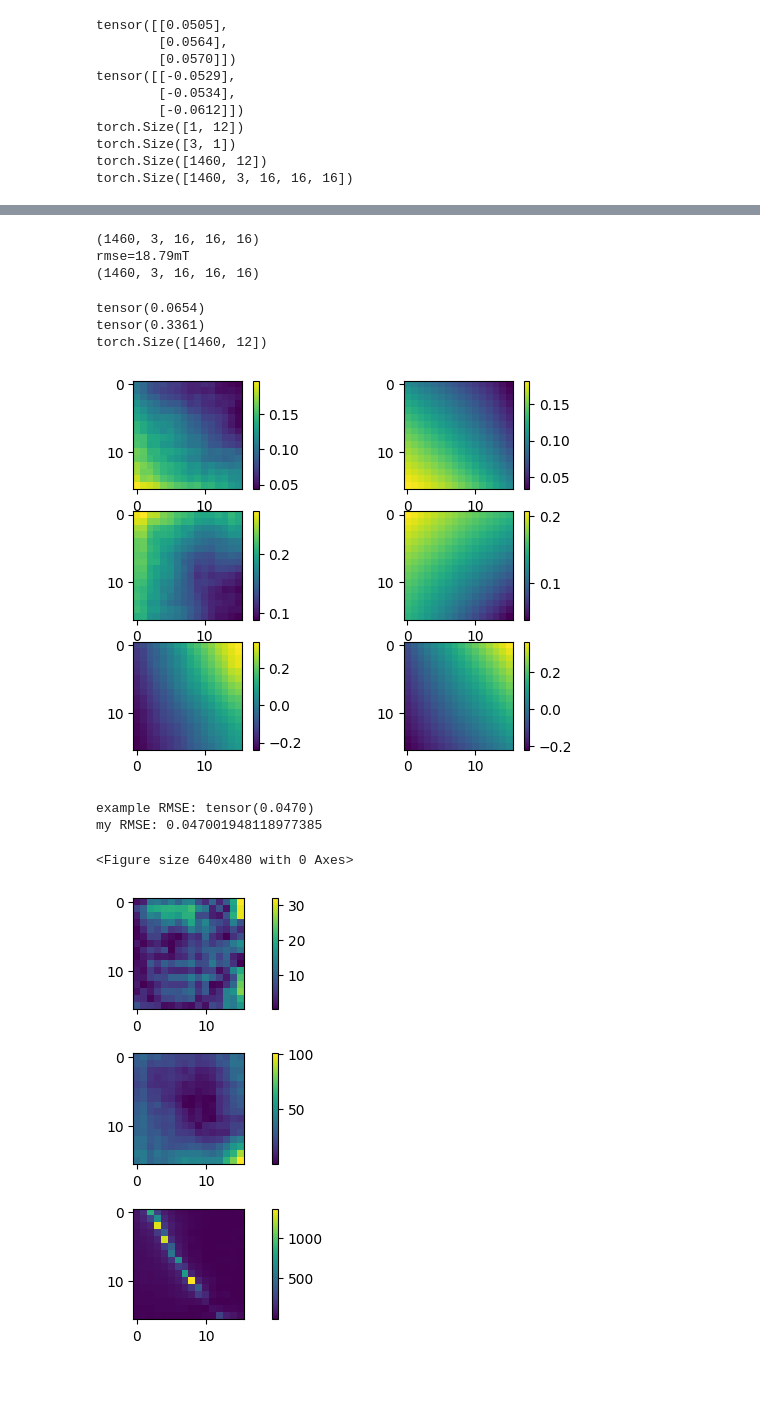
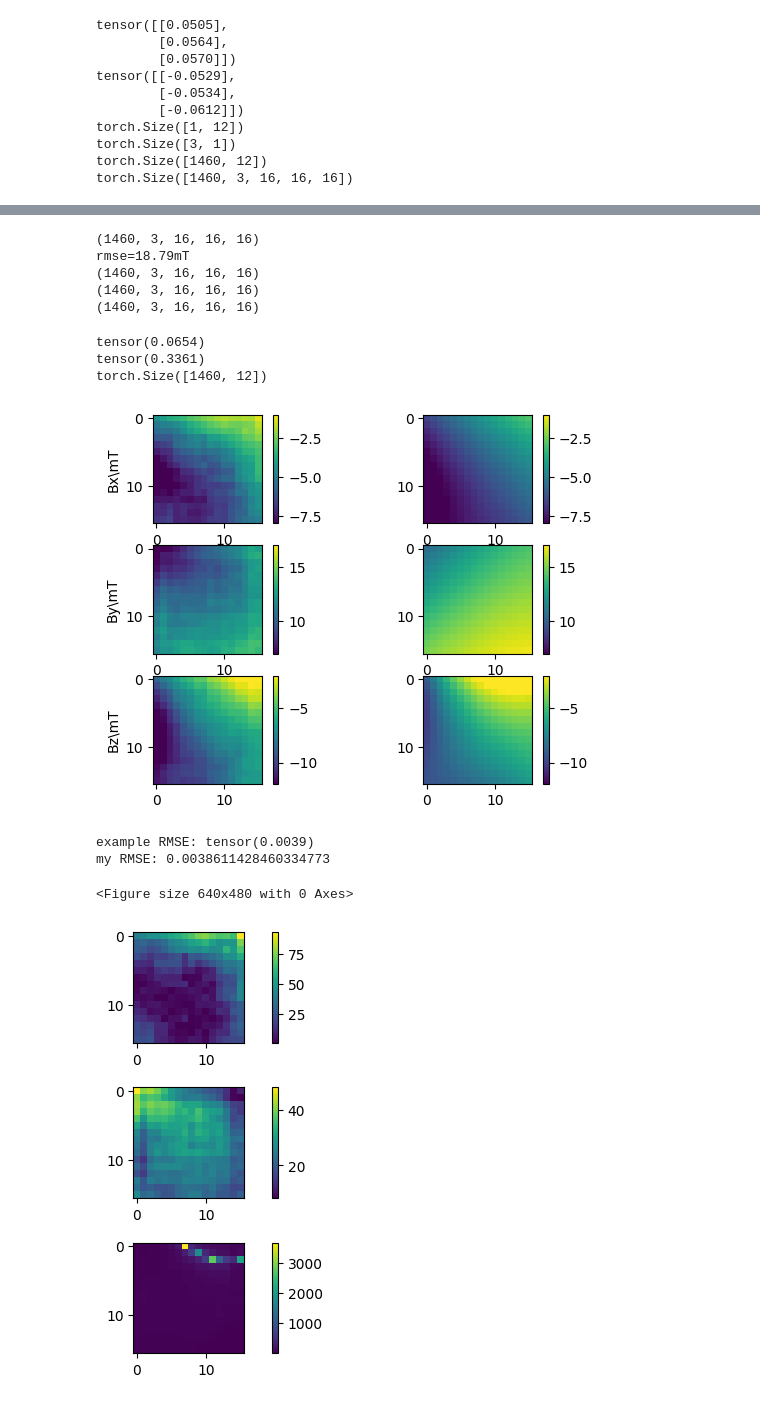
Before and after one commit to Junang-Wang/Qubot_Elastica, a Jupyter notebook: Modeling eMNS/CNN_satatics.ipynb, the cells around one changed output, grey strips where cells are left out. Saved outputs shown, nothing was run; the diff lists cells and outputs as text; code cells hidden in the pictures.

```diff
--- a/Modeling eMNS/CNN_satatics.ipynb
+++ b/Modeling eMNS/CNN_satatics.ipynb
@@ -125,16 +126,21 @@ B_est=B_est.cpu().detach().numpy()
 B_est_norm=B_est_norm.cpu().detach().numpy()
 Bfield_norm=Bfield_norm.detach().numpy()
 current_norm=current_norm.detach().numpy()
+Bfield=Bfield.cpu().detach().numpy()
 # %%
 print(B_est_norm.shape)
 print(f'rmse={rmse*1000:.2f}mT')
 Bdiff_norm=np.absolute(B_est_norm-Bfield_norm)
 print(Bdiff_norm.shape)
 Error_CNN = Bdiff_norm/np.absolute(Bfield_norm+1e-5)*100
+print(B_est.shape)
+print(Bfield.shape)
 # %% [output]
 (1460, 3, 16, 16, 16)
 rmse=18.79mT
 (1460, 3, 16, 16, 16)
+(1460, 3, 16, 16, 16)
+(1460, 3, 16, 16, 16)
 # %%
 import matplotlib.pyplot as plt
 import numpy as np
@@ -146,62 +152,63 @@ rmse_norm = torch.sqrt(mse_norm/num_samples/grid_space)
 
 print(loss_norm)
 print(rmse_norm)
-current_index = 7
+current_index = 25
 print(current.shape)
 
-z_plane_index= 10
+z_plane_index= 8
 # fig, ax = plt.subplots(3, 2)
 # fig.tight_layout(h_pad=2)
 fig = plt.figure()
-vmin=[-5,-20,-10]
-vmax=[5 , 5, 20]
+vmin=[-8,7,-12]
+vmax=[-1 , 17, -2]
 MSE_temp = 0
 my_error = 0
 
+ylables=['Bx\mT','By\mT','Bz\mT']
 # fig.tight_layout(pad=0.4, w_pad=0, h_pad=0)
 for i in range(1,4):
-    B_est_temp = B_est_norm[current_index,i-1,:,:,z_plane_index]
+    B_est_temp = B_est[current_index,i-1,:,:,z_plane_index]
     # B_est_temp = B_est[current_index,i-1,:,:,:]
     plt.subplot(3,2,2*i-1)
-    plt.imshow(B_est_temp)    #,vmin=vmin[i-1],vmax=vmax[i-1]
+    plt.imshow(B_est_temp*1000,vmin=vmin[i-1],vmax=vmax[i-1])    #,vmin=vmin[i-1],vmax=vmax[i-1]
     plt.colorbar()
-
-    Bfield_temp = Bfield_norm[current_index,i-1,:,:,z_plane_index]
+    plt.ylabel(ylables[i-1])
+    Bfield_temp = Bfield[current_index,i-1,:,:,z_plane_index]
     # Bfield_temp = Bfield[current_index,i-1,:,:,:]*1000
     plt.subplot(3,2,2*i)
-    plt.imshow(Bfield_temp)
+    plt.imshow(Bfield_temp*1000,vmin=vmin[i-1],vmax=vmax[i-1])
     plt.colorbar()
     # print('B_est_temp:',B_est_temp)
     # print('Bfield_temp:',Bfield_temp)
     MSE_temp += F.mse_loss(torch.tensor(B_est_temp),torch.tensor(Bfield_temp),reduction='sum')
     my_error += np.sum((B_est_temp-Bfield_temp)**2)
 
 plt.show()
 RMSE_temp = torch.sqrt(MSE_temp/grid_x/grid_y)
 RMSE_my = np.sqrt(my_error/grid_x/grid_y)
 print('example RMSE:',RMSE_temp)
 print('my RMSE:', RMSE_my)
 from pylab import *
 subplots_adjust(left=0.0,bottom=0.0,top=1,right=1)
 fig, ax = plt.subplots(3, 1)
 fig.tight_layout()
 
 for i in range(1,4):
     plt.subplot(3,1,i)
     plt.imshow(Error_CNN[current_index,i-1,:,:,z_plane_index])
     plt.colorbar(fraction=0.04)
 
 plt.show()
 
 plt.hist(Error_CNN[current_index,:,:,:,z_plane_index].reshape(-1),bins=30,range=[-1.0e2,1.0e2])
 plt.title("histogram")
 plt.show()
 # %% [output]
 tensor(0.0654)
 tensor(0.3361)
 torch.Size([1460, 12])
-[figure, old version]
+[figure, new version]
-example RMSE: tensor(0.0470)
-my RMSE: 0.047001948118977385
+example RMSE: tensor(0.0039)
+my RMSE: 0.0038611428460334773
 <Figure size 640x480 with 0 Axes>
-[figure, old version]
+[figure, new version]
```
Also changed, not shown: parts of 2 cells of this notebook, 1 other file.
